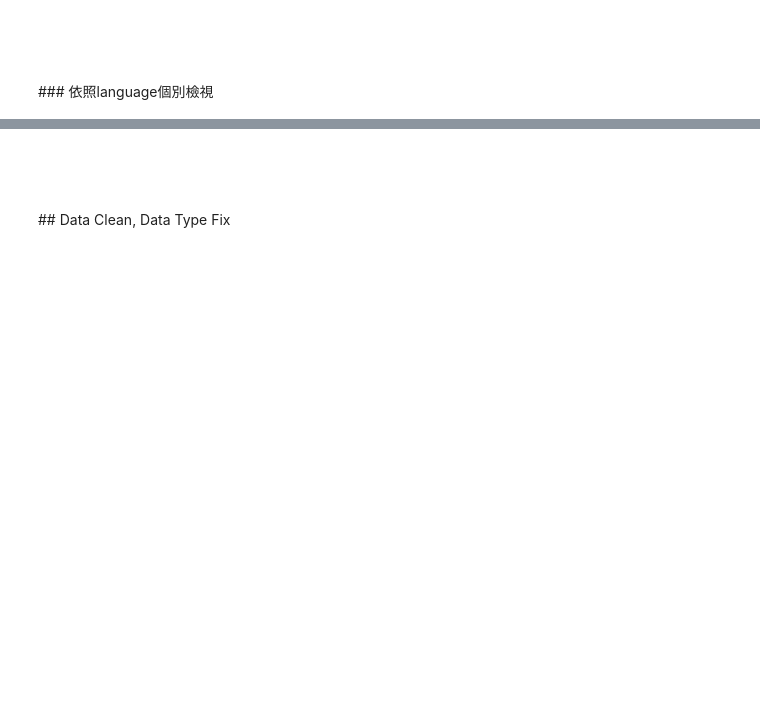
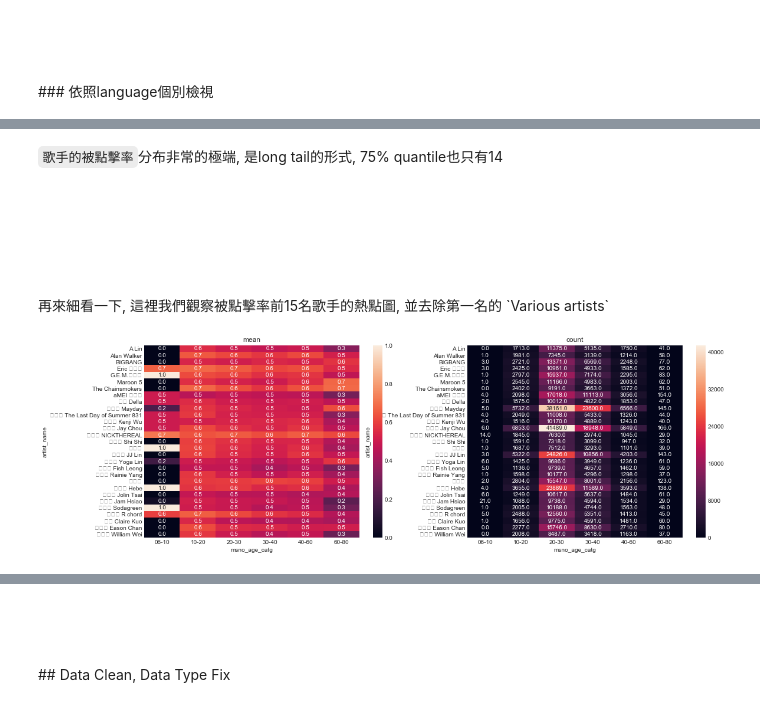
Before and after one commit to CloudMile/ml-specialized, a Jupyter notebook: kkbox/kkbox.ipynb, the cells around one changed output, grey strips where cells are left out. Drawn from its saved outputs; the diff is of its cells as text; code cells hidden in the pictures; blank space fills up the shorter version.

```diff
--- a/kkbox/kkbox.ipynb
+++ b/kkbox/kkbox.ipynb
@@ -285,0 +339,19 @@ utils_nb.heatmap(chop[chop.genre_ids.isin(genre_vc)],
+# %% [markdown]
+`歌手的被點擊率`分布非常的極端, 是long tail的形式, 75% quantile也只有14
+<br/>
+<br/>
+<br/>
+# %% [markdown]
+<br/>
+<br/>
+<br/>
+再來細看一下, 這裡我們觀察被點擊率前15名歌手的熱點圖, 並去除第一名的 `Various artists`
+# %%
+age_tick = ['06-10', '10-20', '20-30', '30-40', '40-60', '60-80']
+
+candidate_artist = artist_vc[1:30].index.values
+chop = stats_artist.query("msno_age_catg != ''")
+chop = chop[chop.artist_name.isin(candidate_artist)]
+utils_nb.heatmap(chop, 'artist_name', 'msno_age_catg', annot=True, xtick=age_tick, fmt='.1f', figsize=(18, 6))
+# %% [output]
+[figure, added]
```
Also changed, not shown: parts of 37 cells of this notebook, 3 other files.
